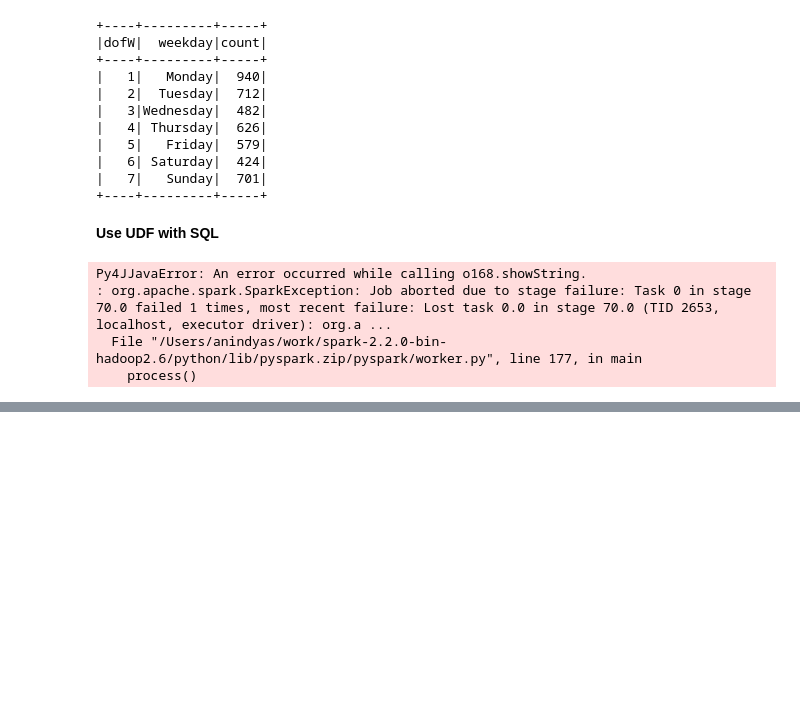
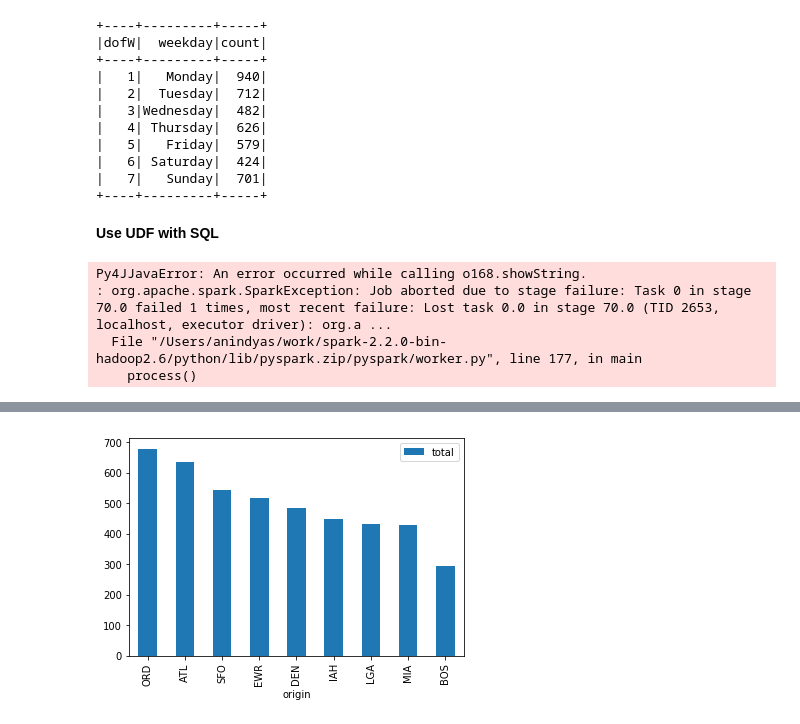
Before and after one commit to anindya-saha/zeppelin-spark-projects, a Jupyter notebook: predicting-flight-delay.ipynb, the cells around one changed output, grey strips where cells are left out. Cells and saved outputs as stored; diff of their text form; code cells hidden in the pictures; blank space fills up the shorter version.

```diff
--- a/predicting-flight-delay.ipynb
+++ b/predicting-flight-delay.ipynb
@@ -326,0 +391,3 @@ sql_result_df.show()
+# %%
+# Count of Departure Delays by Hour of Day using SQL
+sql_result_df = spark.sql("SELECT origin, count(depdelay) as total FROM train_flights WHERE depdelay > 40 GROUP BY origin ORDER BY total desc")
@@ -326,0 +410,4 @@ sql_result_df.show()
+# %%
+sql_result_df.toPandas().plot(kind='bar', x='origin');
+# %% [output]
+[figure, added]
```
Also changed, not shown: parts of 43 cells of this notebook.
